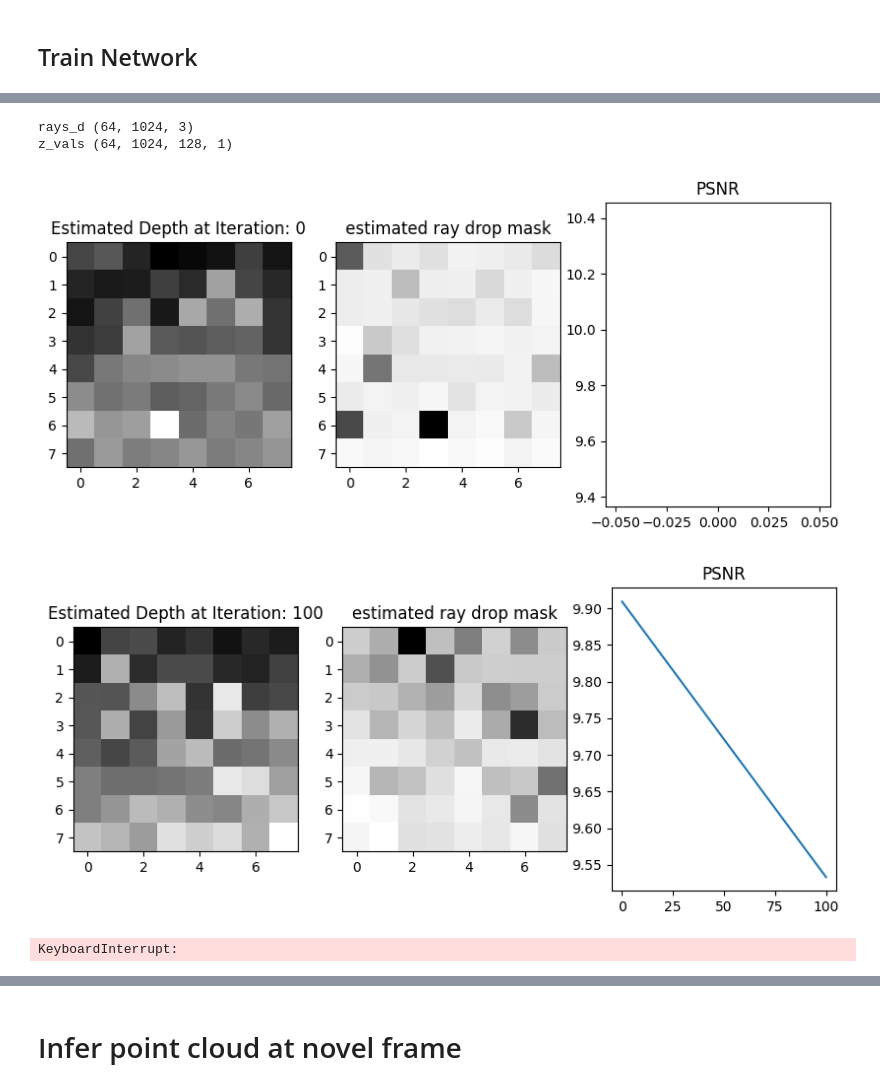
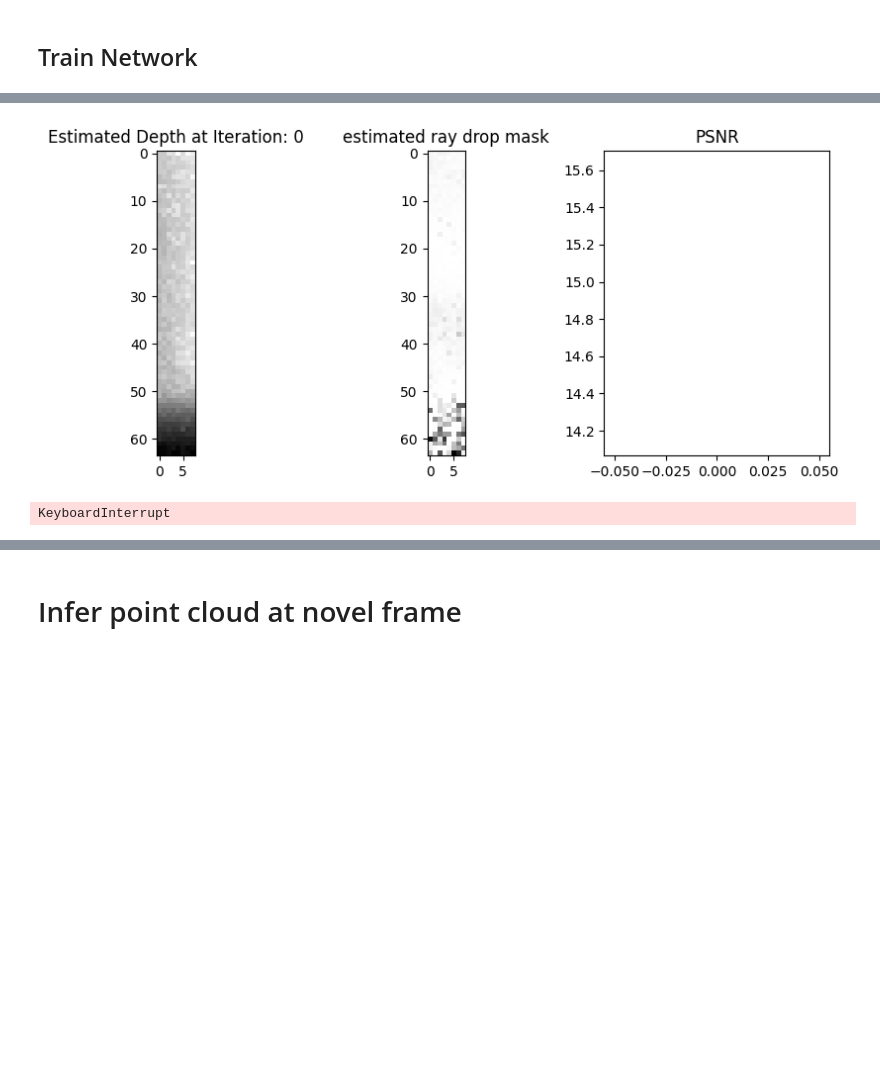
Before and after one commit to mcdermatt/ASAR, a Jupyter notebook: v3/nerf/NeWER_CoLLEGE_LiDAR_NeRF.ipynb, the cells around one changed output, grey strips where cells are left out. Cells and saved outputs as stored; diff of their text form; code cells hidden in the pictures; blank space fills up the shorter version.

```diff
--- a/v3/nerf/NeWER_CoLLEGE_LiDAR_NeRF.ipynb
+++ b/v3/nerf/NeWER_CoLLEGE_LiDAR_NeRF.ipynb
@@ -509,7 +495,7 @@ print("z_vals", np.shape(z_vals))
 
 test = rays_d[...,None,:]* z_vals
 
-# print(np.shape(test))
+print(np.shape(test))
 # print(rays_d[5,0,:])
 # print(test[5,0,-1,:])
 
@@ -518,6 +504,3 @@ test = rays_d[...,None,:]* z_vals
 # print(np.sqrt(np.sum(rays_d[30,0,:]**2))) #actually all 1.0 (correct)
 
 # print(np.max(pts_flat))
-# %% [output]
-rays_d (64, 1024, 3)
-z_vals (64, 1024, 128, 1)
@@ -698,4 +714,6 @@ def calculate_loss(depth, ray_drop, target, target_drop_mask):
 # %%
+from lidar_nerf_utils import *
+
 # model = init_model()
 # optimizer = tf.keras.optimizers.Adam(5e-4) #default tiny-NeRF
 optimizer = tf.keras.optimizers.Adam(5e-5) #anneal to this (LiDAR NeRF)
@@ -713,7 +731,7 @@ i_plot = 100
 
 #IMPORTANT-- this needs to match values used when setting up training data
 n_rots = 128 #128 #number of horizontal patches per 2*pi
-n_vert_patches = 8 #8 #number of vertical patches between phimin and phimax
+n_vert_patches = 1 #8 #number of vertical patches between phimin and phimax
 H = 64 // n_vert_patches
 W = 1024 // n_rots
 
@@ -797,33 +815,32 @@ for i in range(N_iters+1):
         # Render the holdout view for logging
         rays_o, rays_d = get_rays(H, W, testpose, vertical_bins[-2], vertical_bins[-1]) #constant validation image
         z_vals = tf.linspace(near, far, N_samples)
         z_vals += tf.random.uniform(list(rays_o.shape[:-1]) + [N_samples]) * (far-near)/N_samples
         z_vals = z_vals[:,:,:,None]
         depth, acc, ray_drop, weights = render_rays(model, rays_o, rays_d,  z_vals)
         depth = depth[:,:,None]
         ray_drop = ray_drop[:,:,None]
         target = testimg[:,:,:1]
         target_drop_mask = testimg[:,:,1:]
         loss = calculate_loss(depth, ray_drop, target, target_drop_mask)
         psnr = -10. * tf.math.log(loss) / tf.math.log(10.)
         psnrs.append(psnr.numpy())
         iternums.append(i)
         p.figure(figsize=(10,4))
         p.subplot(131)
         p.imshow(depth,cmap = "gray")#, norm='log')
         p.title(f'Estimated Depth at Iteration: {i}')
 #         p.imshow(testimg[:,:,1],cmap = "gray") #, norm='log')
 #         p.title(f'Actual Mask at Iteration: {i}')
         p.subplot(133)
         p.plot(iternums, psnrs)
         p.title('PSNR')
         #look at depth map
         p.subplot(132)
         p.imshow(ray_drop, cmap="gray")#, norm = 'log')
         p.title("estimated ray drop mask")
         p.show()
 print('Done')
 # %% [output]
-[figure, old version]
+[figure, new version]
-[figure, removed]
-KeyboardInterrupt:
+KeyboardInterrupt
```
Also changed, not shown: parts of 16 cells of this notebook, 2 other files.
